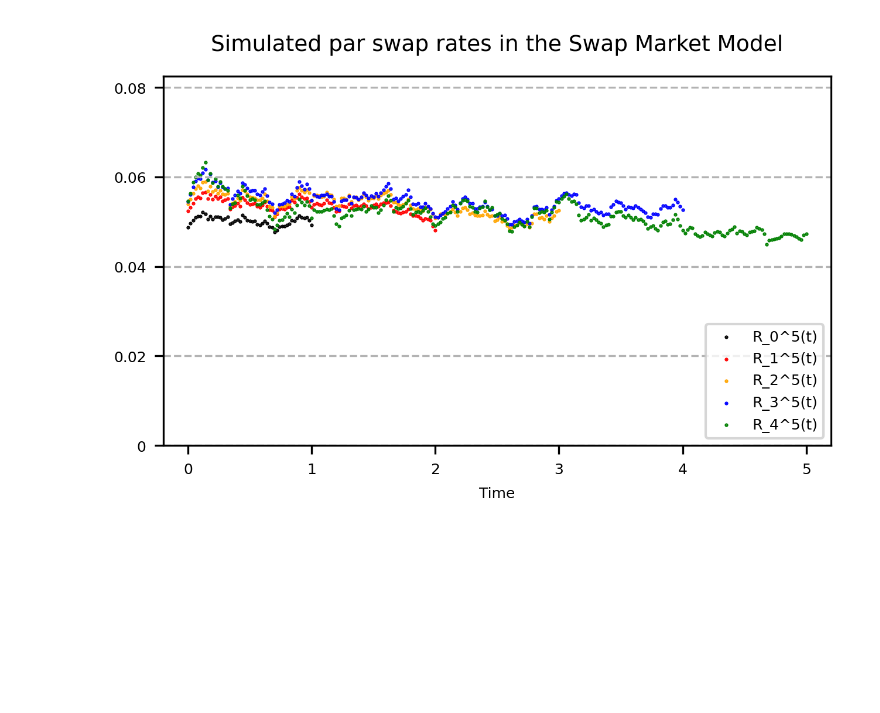
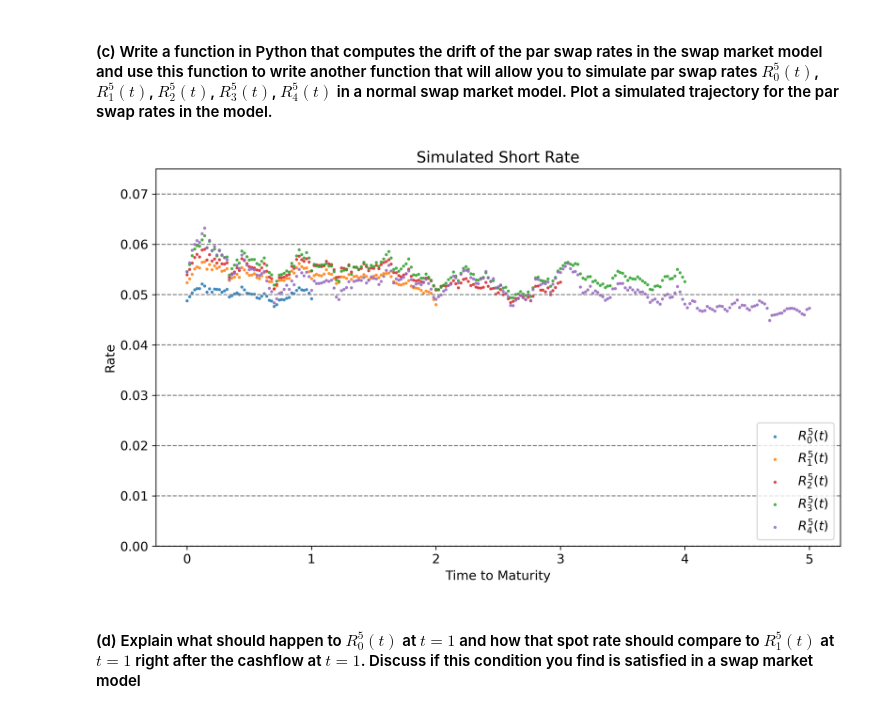
Before and after one commit to johanoelgaard/FixedIncome, a Jupyter notebook: Examples/Swap Market Model/swap.ipynb, the cells around one changed output. Drawn from its saved outputs; the diff is of its cells as text; code cells hidden in the pictures; blank space fills up the shorter version.

Commit message:
Finished swap

```diff
--- a/Examples/Swap Market Model/swap.ipynb
+++ b/Examples/Swap Market Model/swap.ipynb
@@ -26,47 +72,35 @@ import fixed_income_derivatives_E2024 as fid
+# %% [markdown]
+#### (c) Write a function in Python that computes the drift of the par swap rates in the swap market model and use this function to write another function that will allow you to simulate par swap rates $R^5_0(t)$, $R^5_1(t)$, $R^5_2(t)$, $R^5_3(t)$, $R^5_4(t)$ in a normal swap market model. Plot a simulated trajectory for the par swap rates in the model.
 # %%
 R = np.array([0.03544326, 0.04117089, 0.04464488, 0.04675195, 0.04802996])
 sigma_swaption = np.array([0.072,0.084,0.102,0.119,0.141])
 rho_swap = np.array([[1,0.95,0.9,0.85,0.8],[0.95,1,0.95,0.9,0.85],[0.9,0.95,1,0.95,0.9],[0.85,0.9,0.95,1,0.95],[0.8,0.85,0.9,0.95,1]])
 
-# Problem 1
-np.random.seed(2024)
 M, alpha = 6, 1
 T = np.array([m*alpha for m in range(0,M)])
 p = np.ones(M)
 alpha = np.zeros(M)
 sigma_lmm = np.ones(M)
 for i in range(1,M):
     p[i] = np.exp(-R[i-1]*T[i])
     alpha[i] = T[i]-T[i-1]
 R_swap = np.zeros(M-1)
 for i in range(0,M-1):
     R_swap[i], af = fid.swap_rate_from_zcb_prices(0,T[i],T[-1],"annual",T,p)
 
+np.random.seed(2024)
 M_simul = 250
 t_simul = np.array([i*T[-1]/M_simul for i in range(0,M_simul+1)])
 R_simul = fid.simul_smm(R_swap,T,sigma_swaption,rho_swap,M_simul)
+
+simulations = [{'label':'$R_0^5(t)$','x':t_simul,'y':R_simul[0,:],'s':15},
+               {'label':'$R_1^5(t)$','x':t_simul,'y':R_simul[1,:],'s':15},
+               {'label':'$R_2^5(t)$','x':t_simul,'y':R_simul[2,:],'s':15},
+               {'label':'$R_3^5(t)$','x':t_simul,'y':R_simul[3,:],'s':15},
+               {'label':'$R_4^5(t)$','x':t_simul,'y':R_simul[4,:],'s':15}]
+
+plot.rates(simulations,title='Simulated Short Rate')
+# %% [output]
+[figure, added]
-# %%
-fig = plt.figure(constrained_layout=False, dpi = 300, figsize = (5,3))
-fig.suptitle(f"Simulated par swap rates in the Swap Market Model", fontsize = 9)
-gs = fig.add_gridspec(nrows=1,ncols=1,left=0.12,bottom=0.2,right=0.88,top=0.90,wspace=0,hspace=0)
-ax = fig.add_subplot(gs[0,0])
-xticks = np.array([0,1,2,3,4,5])
-ax.set_xticks(xticks)
-ax.set_xticklabels(xticks,fontsize = 6)
-ax.set_xlim([xticks[0]+-0.2,xticks[-1]+0.2])
-plt.xlabel(f"Time",fontsize = 6)
-ax.set_yticks([0,0.02,0.04,0.06,0.08])
-ax.set_yticklabels([0,0.02,0.04,0.06,0.08],fontsize = 6)
-ax.set_ylim([0,0.0825])
-plt.grid(axis = 'y', which='major', color=(0.7,0.7,0.7,0), linestyle='--')
-p1 = ax.scatter(t_simul, R_simul[0,:], s = 1, color = 'black', marker = ".",label="R_0^5(t)")
-p2 = ax.scatter(t_simul, R_simul[1,:], s = 1, color = 'red', marker = ".",label="R_1^5(t)")
-p3 = ax.scatter(t_simul, R_simul[2,:], s = 1, color = 'orange', marker = ".",label="R_2^5(t)")
-p4 = ax.scatter(t_simul, R_simul[3,:], s = 1, color = 'blue', marker = ".",label="R_3^5(t)")
-p5 = ax.scatter(t_simul, R_simul[4,:], s = 1, color = 'green', marker = ".",label="R_4^5(t)")
-plots = [p1,p2,p3,p4,p5]
-labels = [item.get_label() for item in plots]
-ax.legend(plots,labels,loc="lower right",fontsize = 6)
-plt.show()
-# %% [output]
-[figure, removed]
+# %% [markdown]
+#### (d) Explain what should happen to $R^5_0(t)$ at $t = 1$ and how that spot rate should compare to $R^5_1(t)$ at $t = 1$ right after the cashflow at $t = 1$. Discuss if this condition you find is satisfied in a swap market model
```
Also changed, not shown: parts of 11 cells of this notebook, 7 other files.
